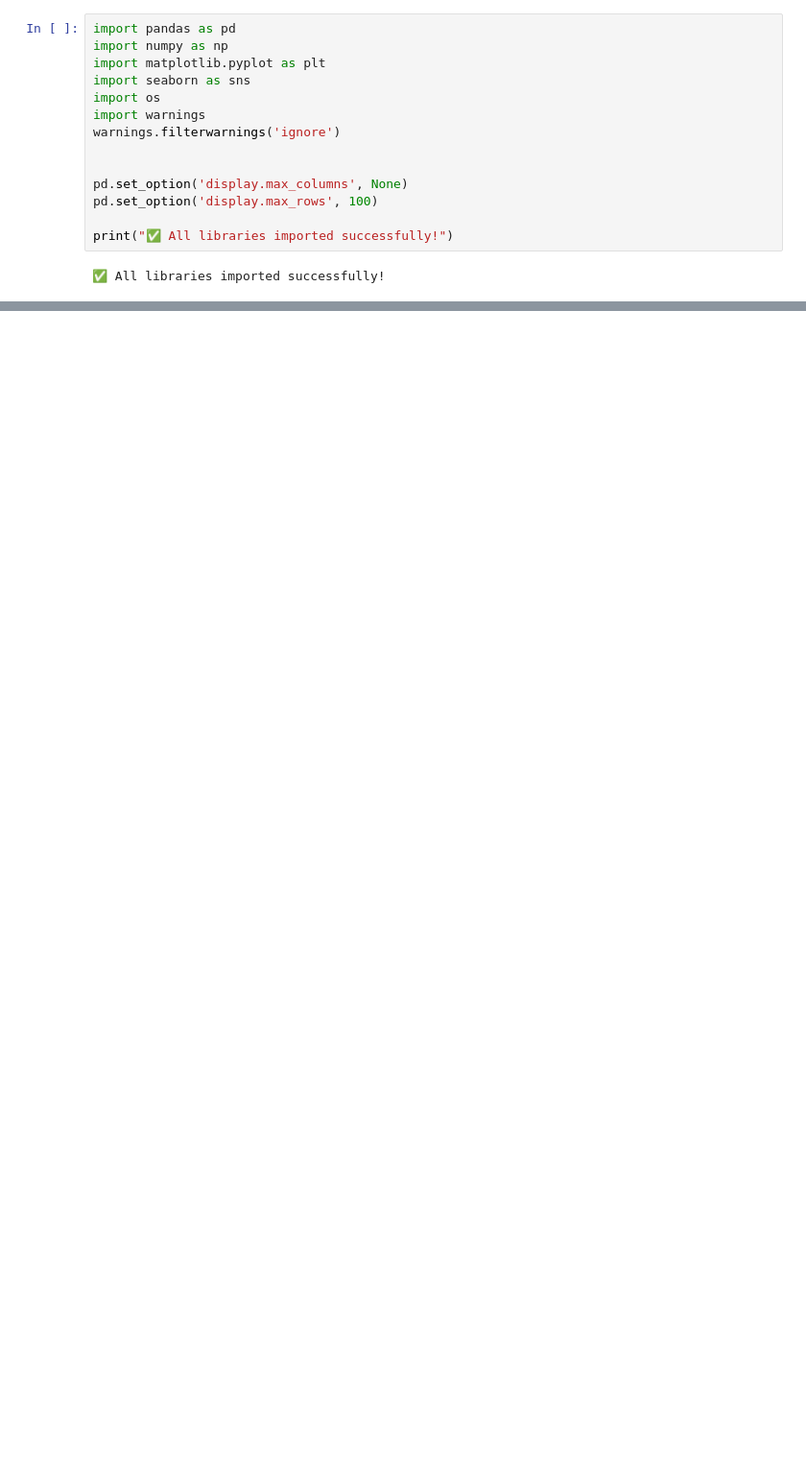
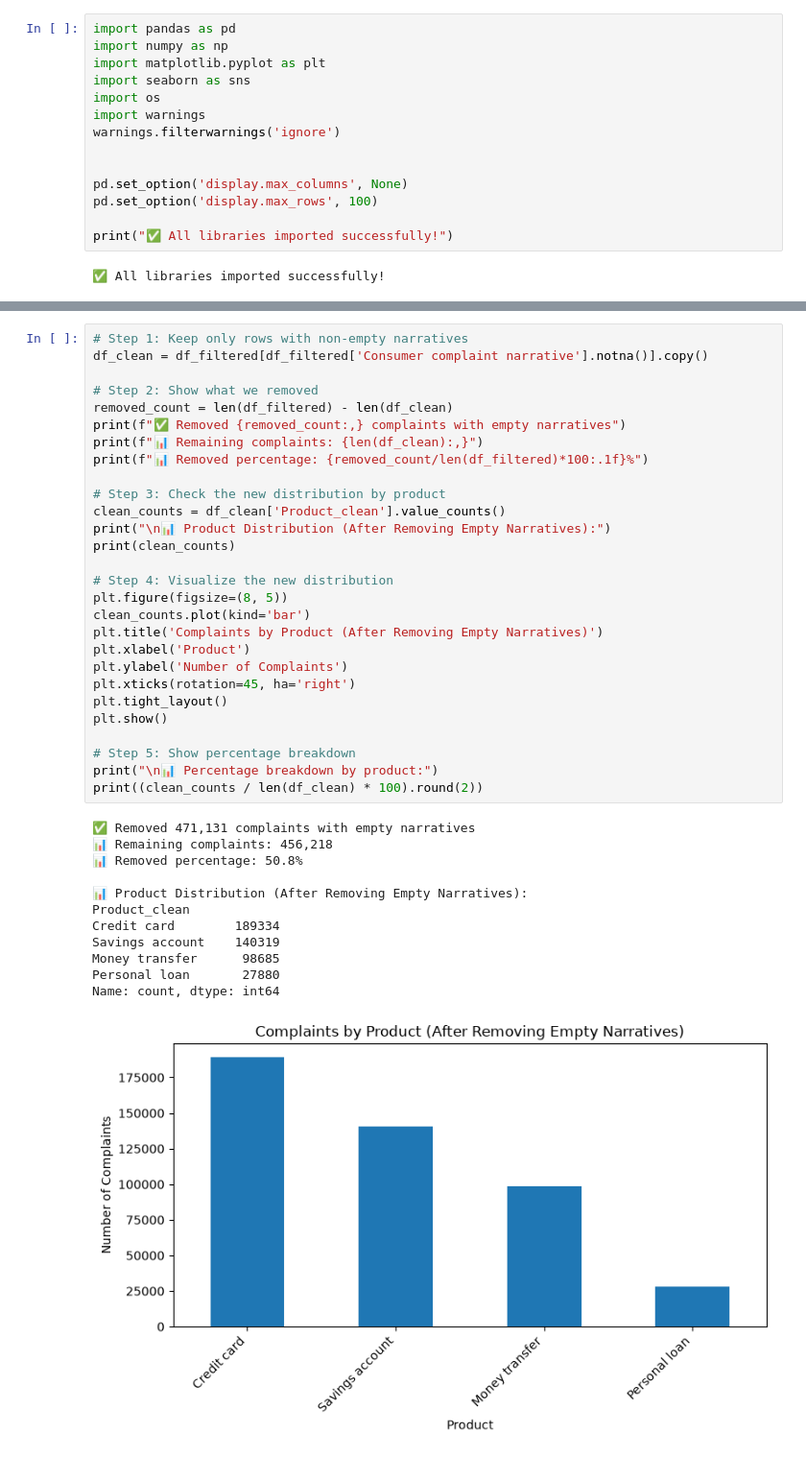
Before and after one commit to leesol1878/rag-complaint-chatbot, a Jupyter notebook: notebooks/01_eda_and_preprocessing.ipynb, the cells around one changed output, grey strips where cells are left out. Shown at 96% size. Cells and saved outputs as stored; diff of their text form; blank space fills up the shorter version.

```diff
--- a/notebooks/01_eda_and_preprocessing.ipynb
+++ b/notebooks/01_eda_and_preprocessing.ipynb
@@ -30,0 +370,41 @@ NameError: name 'df' is not defined
+# %%
+# Step 1: Keep only rows with non-empty narratives
+df_clean = df_filtered[df_filtered['Consumer complaint narrative'].notna()].copy()
+
+# Step 2: Show what we removed
+removed_count = len(df_filtered) - len(df_clean)
+print(f"✅ Removed {removed_count:,} complaints with empty narratives")
+print(f"📊 Remaining complaints: {len(df_clean):,}")
+print(f"📊 Removed percentage: {removed_count/len(df_filtered)*100:.1f}%")
+
+# Step 3: Check the new distribution by product
+clean_counts = df_clean['Product_clean'].value_counts()
+print("\n📊 Product Distribution (After Removing Empty Narratives):")
+print(clean_counts)
+
+# Step 4: Visualize the new distribution
+plt.figure(figsize=(8, 5))
+clean_counts.plot(kind='bar')
+plt.title('Complaints by Product (After Removing Empty Narratives)')
+plt.xlabel('Product')
+plt.ylabel('Number of Complaints')
+plt.xticks(rotation=45, ha='right')
+plt.tight_layout()
+plt.show()
+
+# Step 5: Show percentage breakdown
+print("\n📊 Percentage breakdown by product:")
+print((clean_counts / len(df_clean) * 100).round(2))
+# %% [output]
+✅ Removed 471,131 complaints with empty narratives
+📊 Remaining complaints: 456,218
+📊 Removed percentage: 50.8%
+
+📊 Product Distribution (After Removing Empty Narratives):
+Product_clean
+Credit card        189334
+Savings account    140319
+Money transfer      98685
+Personal loan       27880
+Name: count, dtype: int64
+[figure, added]
```
Also changed, not shown: parts of 11 cells of this notebook.
